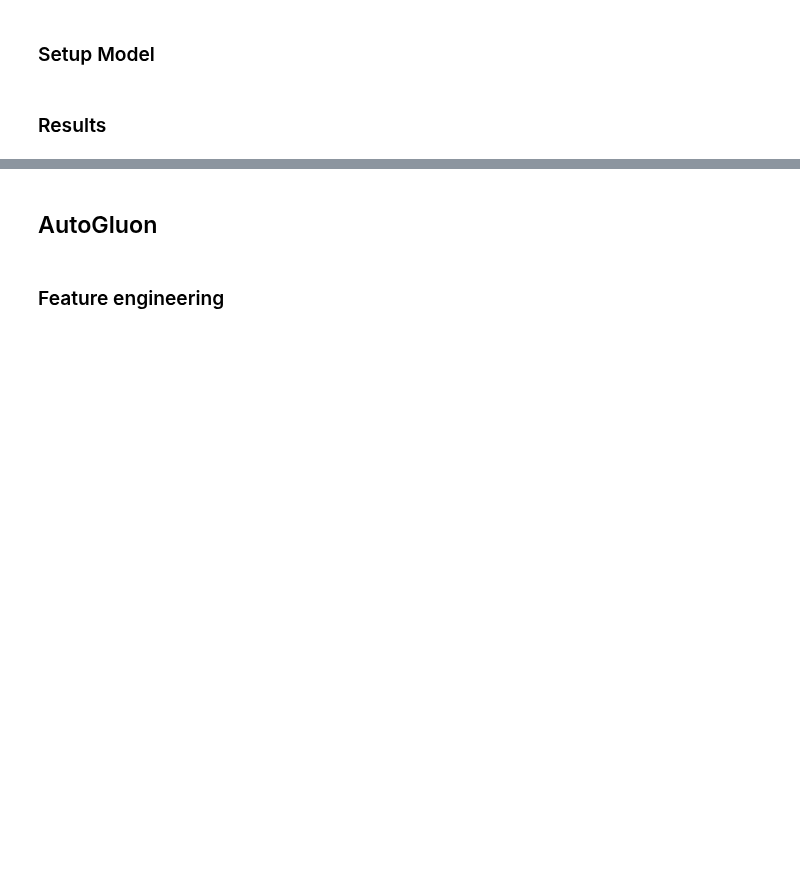
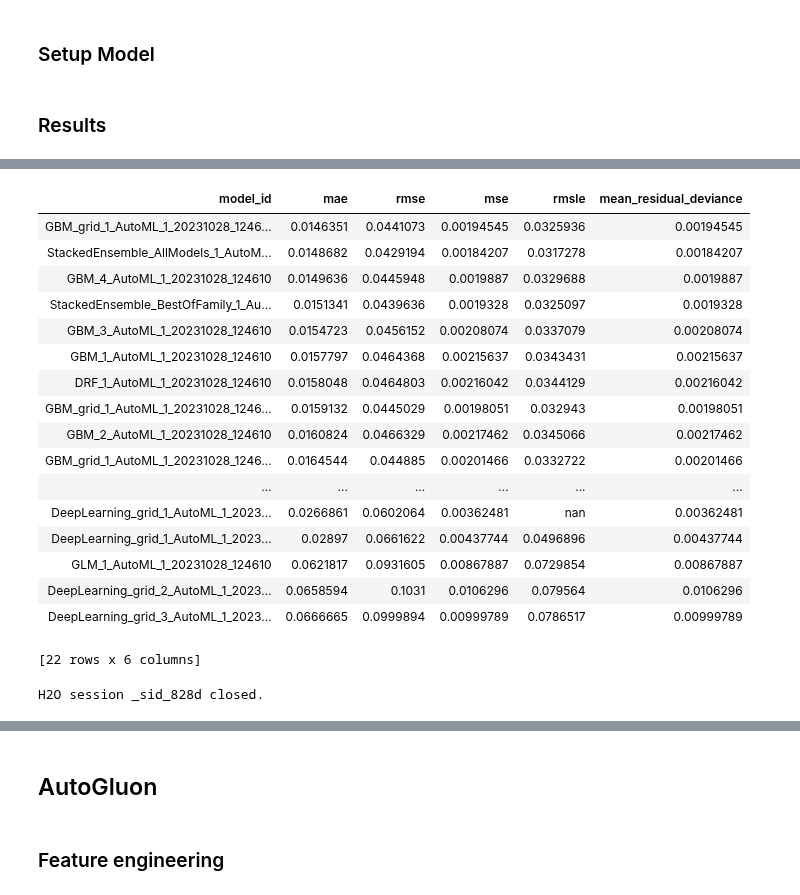
Before and after one commit to mathiasraa/tdt4173-forecasting, a Jupyter notebook: notebooks/modeling.ipynb, the cells around one changed output, grey strips where cells are left out. Saved outputs shown, nothing was run; the diff lists cells and outputs as text; code cells hidden in the pictures; blank space fills up the shorter version.

Commit message:
Added old H2O model to the modeling notebook

```diff
--- a/notebooks/modeling.ipynb
+++ b/notebooks/modeling.ipynb
@@ -834,0 +1001,6 @@ new.sort_values(by=["location", "id"]).head(50)
+# %%
+date_times_estimated = X_train_estimated_b['date_forecast']
+date_times_observed = X_train_observed_b['date_forecast']
+result_df = y_b[~y_b['time'].isin(date_times_estimated) & ~y_b['time'].isin(date_times_observed)]
+# removing row
+y_b = y_b[~y_b['time'].isin(result_df['time'])]
@@ -834,0 +1254,20 @@ new.sort_values(by=["location", "id"]).head(50)
+# %%
+columns_to_exclude = ["A", "B", "C", "dew_or_rime:idx", "is_day:idx", "_in_shadow:idx"]
+
+columns_to_normalize = [col for col in X_train.columns if col not in columns_to_exclude]
+
+
+#Min-max
+# Calculate min and max values for scaling
+X_min = X_train[columns_to_normalize].min()
+X_max = X_train[columns_to_normalize].max()
+
+# Apply min-max scaling to the columns to be normalized
+X_train[columns_to_normalize] = (X_train[columns_to_normalize] - X_min) / (X_max - X_min)
+X_validate[columns_to_normalize] = (X_validate[columns_to_normalize] - X_min) / (X_max - X_min)
+X_test[columns_to_normalize] = (X_test[columns_to_normalize] - X_min) / (X_max - X_min)
+
+y_scaler = MinMaxScaler()
+
+
+y_train["pv_measurement"] = y_scaler.fit_transform(y_train["pv_measurement"].values.reshape(-1,1))
@@ -834,0 +1276,14 @@ new.sort_values(by=["location", "id"]).head(50)
+# %%
+h2o.init()
+
+X_train = X_train.reset_index().drop(columns="index")
+y_train = y_train.reset_index().drop(columns="index")
+new_train = pd.merge(X_train, y_train["pv_measurement"], left_index=True, right_index=True)
+
+h2o_train= h2o.H2OFrame(new_train)
+h2o_test = h2o.H2OFrame(X_test)
+
+aml = H2OAutoML(max_models=20, seed=1, stopping_metric="MAE", sort_metric="MAE", stopping_tolerance=0.01)
+aml.train(x=h2o_train.columns, y="pv_measurement", training_frame=h2o_train)
+lb = aml.leaderboard
+preds = aml.leader.predict(h2o_test)
@@ -834,0 +1314,21 @@ new.sort_values(by=["location", "id"]).head(50)
+# %%
+lb.head(rows=lb.nrows)
+# %% [output]
+| model_id | mae | rmse | mse | rmsle | mean_residual_deviance |
+| GBM_grid_1_AutoML_1_20231028_1246... | 0.0146351 | 0.0441073 | 0.00194545 | 0.0325936 | 0.00194545 |
+| StackedEnsemble_AllModels_1_AutoM... | 0.0148682 | 0.0429194 | 0.00184207 | 0.0317278 | 0.00184207 |
+| GBM_4_AutoML_1_20231028_124610 | 0.0149636 | 0.0445948 | 0.0019887 | 0.0329688 | 0.0019887 |
+| StackedEnsemble_BestOfFamily_1_Au... | 0.0151341 | 0.0439636 | 0.0019328 | 0.0325097 | 0.0019328 |
+| GBM_3_AutoML_1_20231028_124610 | 0.0154723 | 0.0456152 | 0.00208074 | 0.0337079 | 0.00208074 |
+| GBM_1_AutoML_1_20231028_124610 | 0.0157797 | 0.0464368 | 0.00215637 | 0.0343431 | 0.00215637 |
+| DRF_1_AutoML_1_20231028_124610 | 0.0158048 | 0.0464803 | 0.00216042 | 0.0344129 | 0.00216042 |
+| GBM_grid_1_AutoML_1_20231028_1246... | 0.0159132 | 0.0445029 | 0.00198051 | 0.032943 | 0.00198051 |
+| GBM_2_AutoML_1_20231028_124610 | 0.0160824 | 0.0466329 | 0.00217462 | 0.0345066 | 0.00217462 |
+| GBM_grid_1_AutoML_1_20231028_1246... | 0.0164544 | 0.044885 | 0.00201466 | 0.0332722 | 0.00201466 |
+| ... | ... | ... | ... | ... | ... |
+| DeepLearning_grid_1_AutoML_1_2023... | 0.0266861 | 0.0602064 | 0.00362481 | nan | 0.00362481 |
+| DeepLearning_grid_1_AutoML_1_2023... | 0.02897 | 0.0661622 | 0.00437744 | 0.0496896 | 0.00437744 |
+| GLM_1_AutoML_1_20231028_124610 | 0.0621817 | 0.0931605 | 0.00867887 | 0.0729854 | 0.00867887 |
+| DeepLearning_grid_2_AutoML_1_2023... | 0.0658594 | 0.1031 | 0.0106296 | 0.079564 | 0.0106296 |
+| DeepLearning_grid_3_AutoML_1_2023... | 0.0666665 | 0.0999894 | 0.00999789 | 0.0786517 | 0.00999789 |
+[22 rows x 6 columns]
@@ -834,0 +1337,4 @@ new.sort_values(by=["location", "id"]).head(50)
+# %%
+h2o.cluster().shutdown()
+# %% [output]
+H2O session _sid_828d closed.
```
Also changed, not shown: parts of 31 cells of this notebook, 1 other file.
